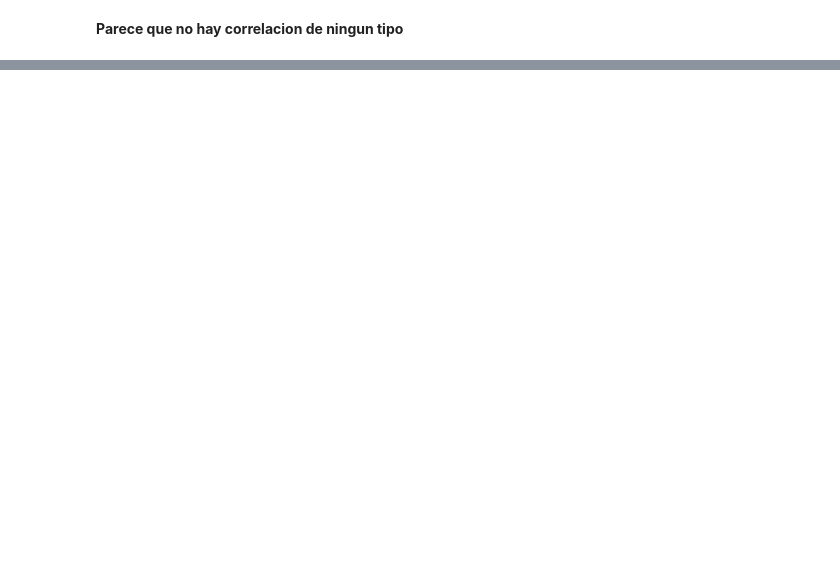
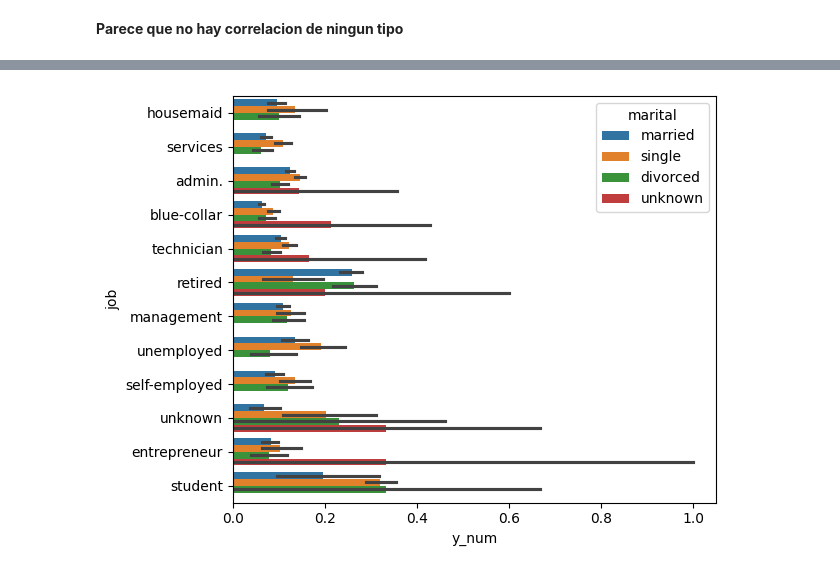
Before and after one commit to Yakondra/machine-learning-python-template, a Jupyter notebook: src/explore.ipynb, the cells around one changed output, grey strips where cells are left out. Drawn from its saved outputs; the diff is of its cells as text; code cells hidden in the pictures; blank space fills up the shorter version.

```diff
--- a/src/explore.ipynb
+++ b/src/explore.ipynb
@@ -232,0 +206,8 @@ sns.countplot(ax = axis [0, 2], data = filt_data, x = 'marital_num', hue= 'y_num
+# %%
+sns.barplot( data = filt_data, x = 'y_num', y = 'job', hue = 'marital')
+
+plt.tight_layout()
+
+plt.show()
+# %% [output]
+[figure, added]
```
Also changed, not shown: parts of 21 cells of this notebook, 4 other files.
